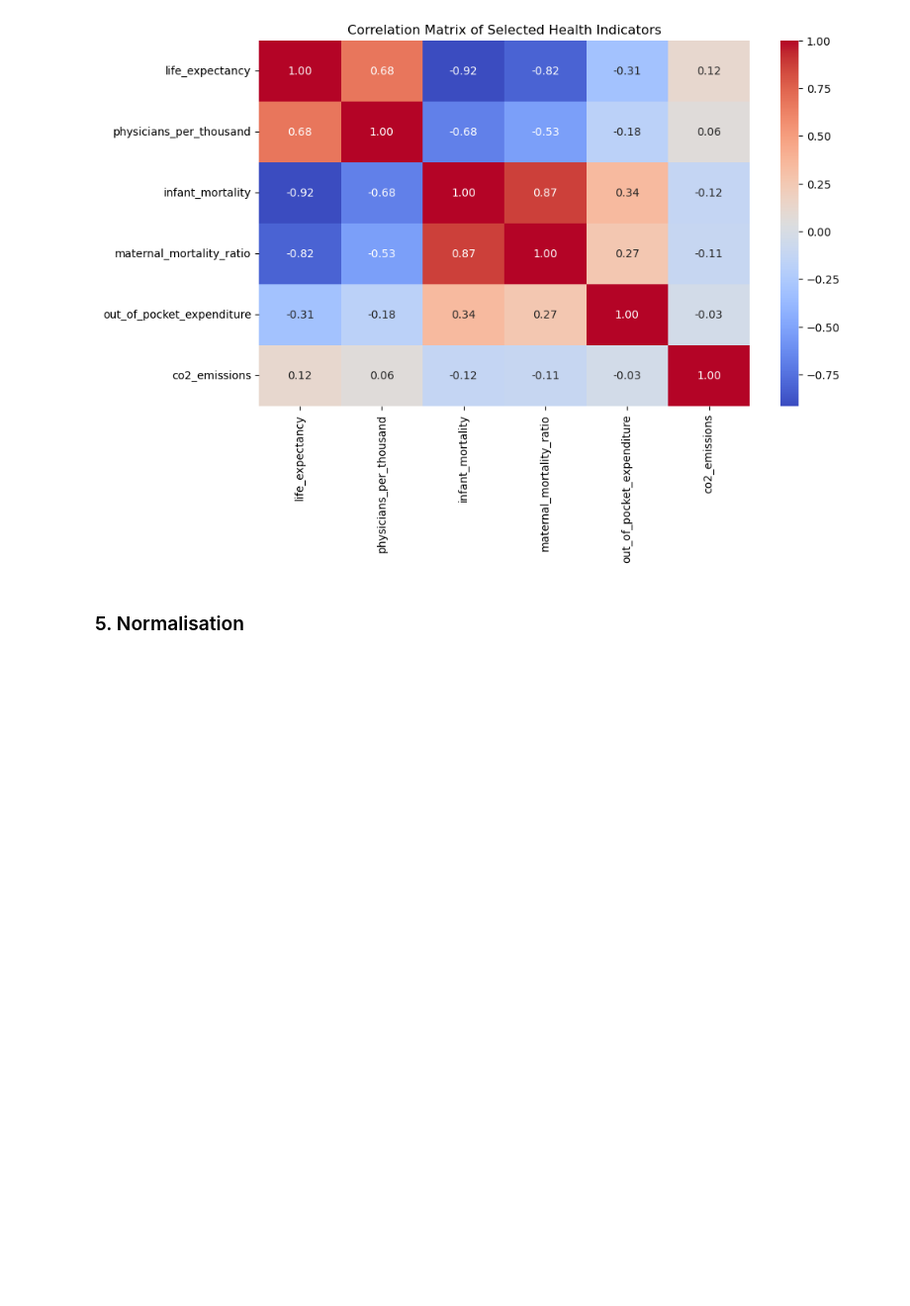
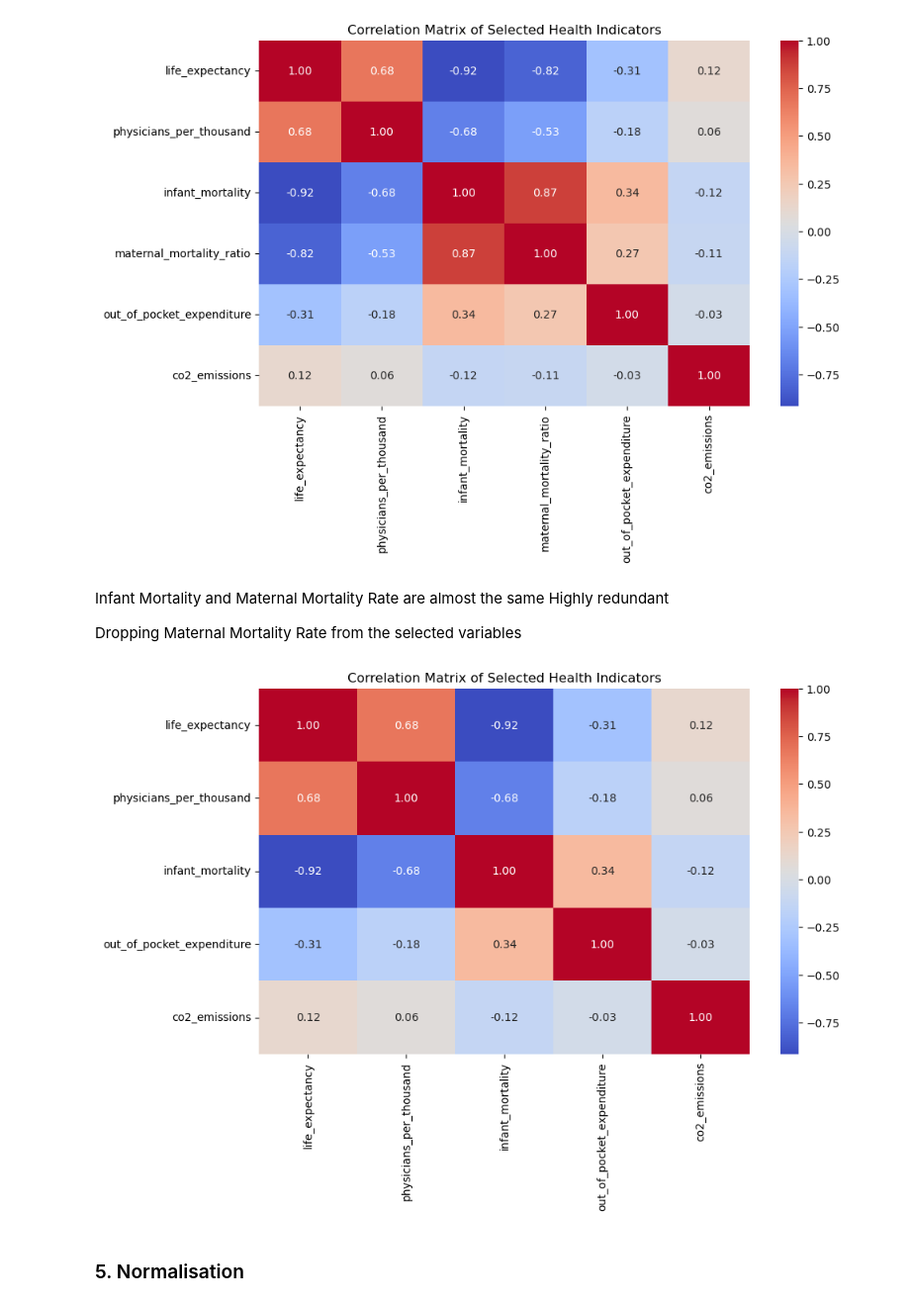
Before and after one commit to Matthew-Riddell/DAV_CA1, a Jupyter notebook: MATTHEW_RIDDELL_DAV_CA.ipynb, the cells around one changed output. Shown: that part at 99% size. Cells and saved outputs as stored; diff of their text form; code cells hidden in the pictures; blank space fills up the shorter version.

Commit message:
Dropping Redundant Variables

```diff
--- a/MATTHEW_RIDDELL_DAV_CA.ipynb
+++ b/MATTHEW_RIDDELL_DAV_CA.ipynb
@@ -337,6 +347,25 @@ plt.title("Correlation Matrix of Selected Health Indicators")
 plt.show()
 # %% [output]
 [figure]
+# %% [markdown]
+Infant Mortality and Maternal Mortality Rate are almost the same
+Highly redundant
+
+Dropping Maternal Mortality Rate from the selected variables
+# %%
+# Dropping redundant 'maternal_mortality_ratio'
+df_selected.drop(columns=['maternal_mortality_ratio'], inplace=True)
+# %%
+numeric_cols = df_selected.drop(columns=['Country'])
+
+correlation_matrix = numeric_cols.corr()
+
+plt.figure(figsize=(10, 6))
+sns.heatmap(correlation_matrix, annot=True, cmap='coolwarm', fmt=".2f")
+plt.title("Correlation Matrix of Selected Health Indicators")
+plt.show()
+# %% [output]
+[figure, added]
 # %% [markdown]
 ### 5. Normalisation
 # %% [markdown]
```
Also changed, not shown: parts of 3 cells of this notebook.
